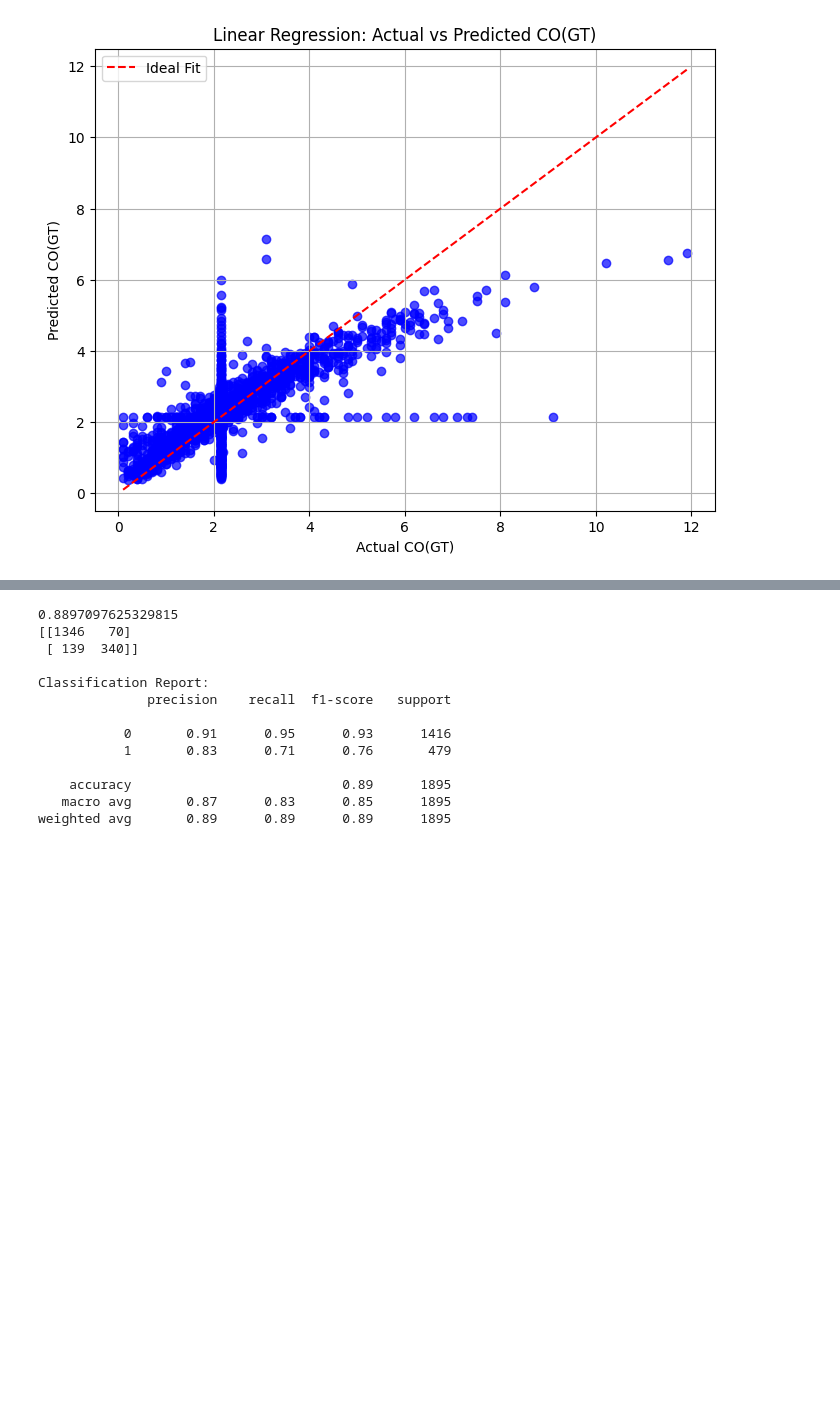
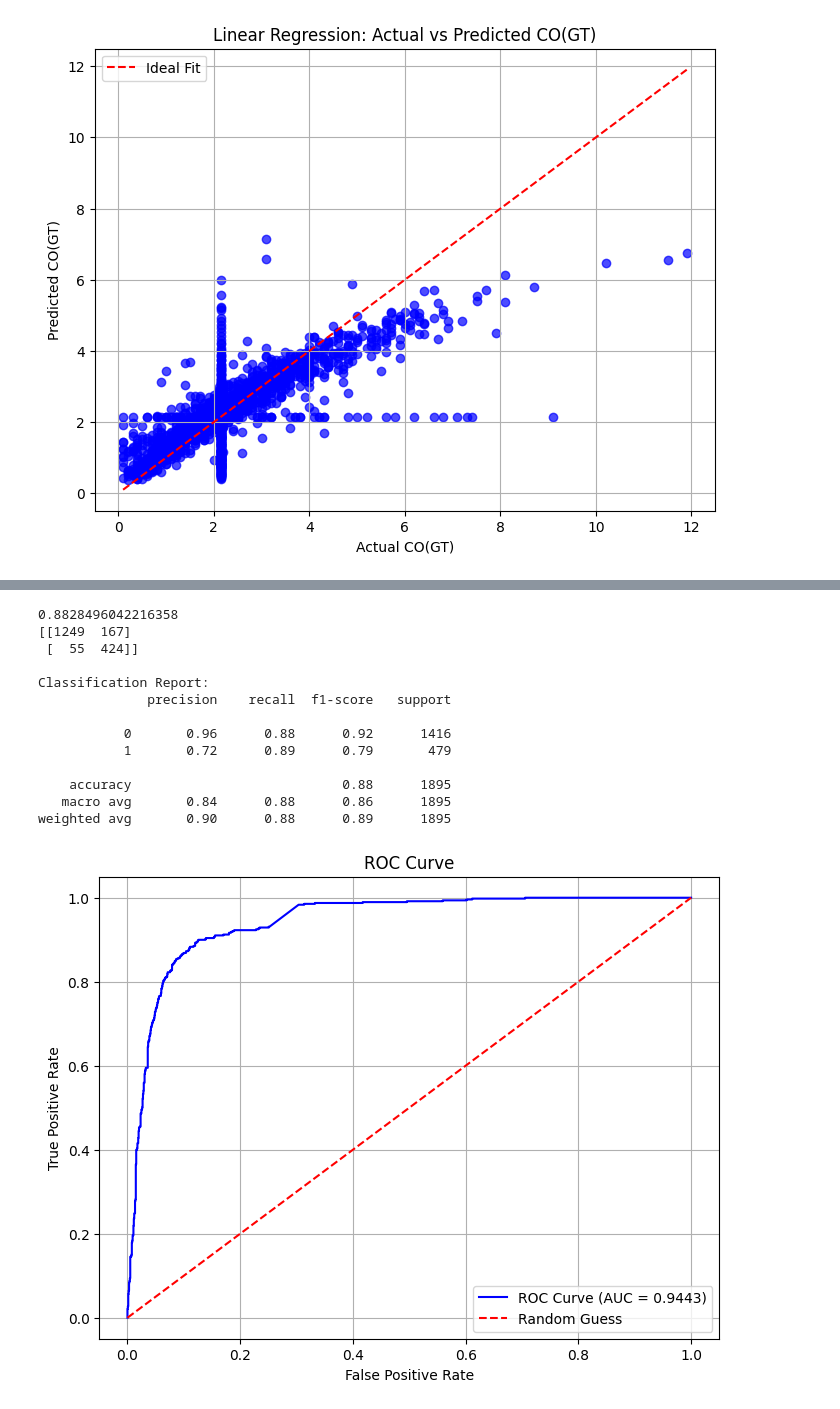
Before and after one commit to Anagha235/Data-Mining-and-Discovery, a Jupyter notebook: Linear Vs Logistic Regression.ipynb, the cells around one changed output, grey strips where cells are left out. Cells and saved outputs as stored; diff of their text form; code cells hidden in the pictures; blank space fills up the shorter version.

```diff
--- a/Linear Vs Logistic Regression.ipynb
+++ b/Linear Vs Logistic Regression.ipynb
@@ -120,17 +132,23 @@ y_log = data_cleaned['High_CO']
 
 x_train_log, x_test_log, y_train_log , y_test_log = train_test_split(x_log, y_log, test_size=0.2, random_state= 22, stratify=y_log)
 
+# scaling the data
+scaler = StandardScaler()
+X_train_scaled = scaler.fit_transform(x_train_log)
+X_test_scaled = scaler.transform(x_test_log)
+
 # Train the logistic regression model
-log_reg = LogisticRegression(max_iter=1000)
-log_reg.fit(x_train_log, y_train_log)
+log_reg = LogisticRegression(max_iter=1000,class_weight='balanced')
+log_reg.fit(X_train_scaled, y_train_log)
 
 # Predict on the test set
-y_pred = log_reg.predict(x_test_log)
+y_pred = log_reg.predict(X_test_scaled)
 
 # Model Evaluation
 accuracy = accuracy_score(y_test_log, y_pred)
 conf_matrix = confusion_matrix(y_test_log, y_pred)
 report = classification_report(y_test_log, y_pred)
+roc_auc = roc_auc_score(y_test_log, log_reg.predict_proba(X_test_scaled)[:, 1])
 
 print(accuracy)
 
@@ -138,19 +156,33 @@ print(conf_matrix)
 print("\nClassification Report:")
 print(report)
 # %% [output]
-0.8897097625329815
-[[1346   70]
- [ 139  340]]
+0.8828496042216358
+[[1249  167]
+ [  55  424]]
 
 Classification Report:
               precision    recall  f1-score   support
 
-           0       0.91      0.95      0.93      1416
-           1       0.83      0.71      0.76       479
+           0       0.96      0.88      0.92      1416
+           1       0.72      0.89      0.79       479
 
-    accuracy                           0.89      1895
-   macro avg       0.87      0.83      0.85      1895
-weighted avg       0.89      0.89      0.89      1895
+    accuracy                           0.88      1895
+   macro avg       0.84      0.88      0.86      1895
+weighted avg       0.90      0.88      0.89      1895
+# %%
+# Plotting the ROC Curve
+fpr, tpr, thresholds = roc_curve(y_test_log, log_reg.predict_proba(X_test_scaled)[:, 1])
+plt.figure(figsize=(8, 6))
+plt.plot(fpr, tpr, label=f"ROC Curve (AUC = {roc_auc:.4f})", color="blue")
+plt.plot([0, 1], [0, 1], "r--", label="Random Guess")
+plt.xlabel("False Positive Rate")
+plt.ylabel("True Positive Rate")
+plt.title("ROC Curve")
+plt.legend()
+plt.grid()
+plt.show()
+# %% [output]
+[figure, added]
 # %%
 # Plot Confusion Matrix
 plt.figure(figsize=(6, 5))
```
Also changed, not shown: parts of 5 cells of this notebook.
